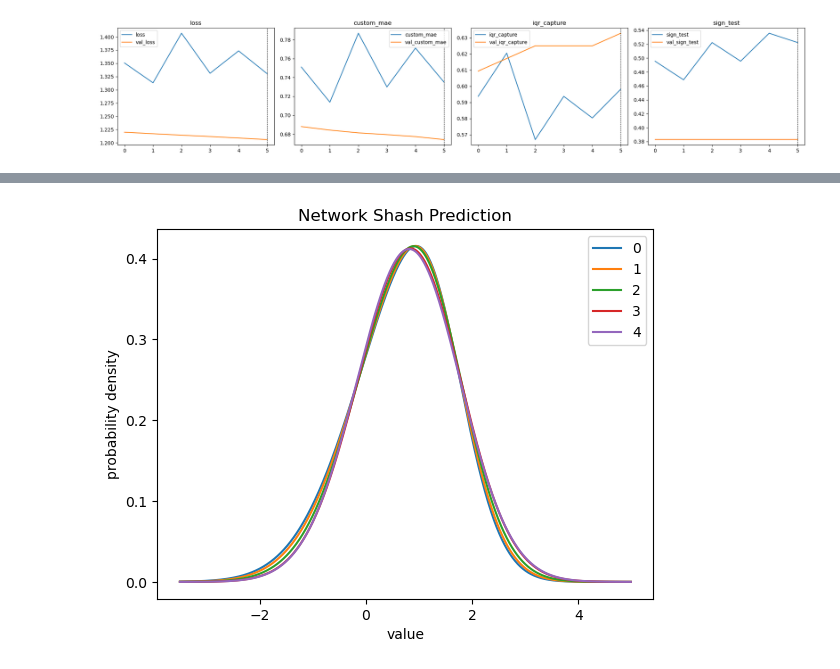
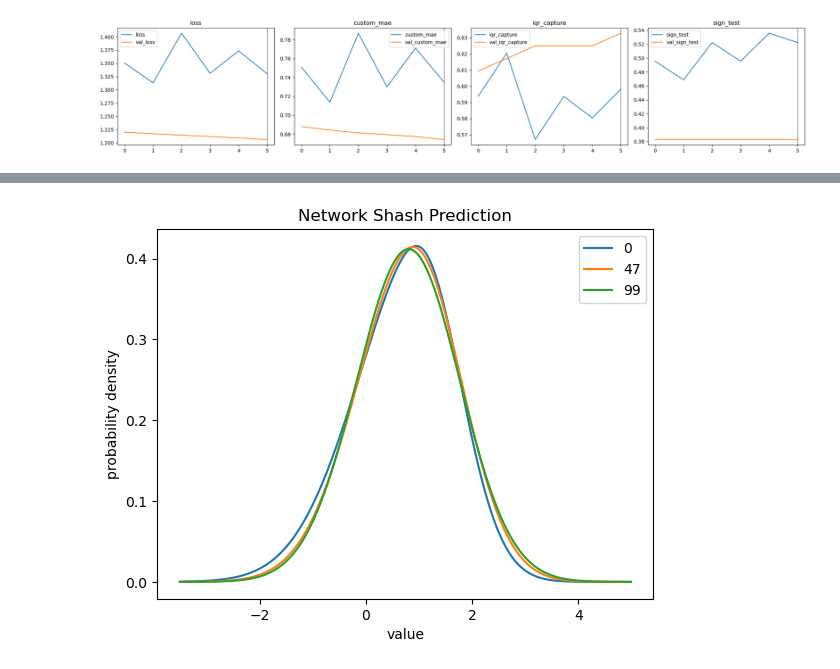
Before and after one commit to eabarnes1010/pytorch_template, a Jupyter notebook: playground.ipynb, the cells around one changed output, grey strips where cells are left out. Cells and saved outputs as stored; diff of their text form; code cells hidden in the pictures.

Commit message:
added model.predict method on batches, removed odd reduce_mean in loss

```diff
--- a/playground.ipynb
+++ b/playground.ipynb
@@ -137,10 +134,3 @@ plt.show()
 # %% [output]
 dict_keys(['epoch', 'loss', 'val_loss', 'custom_mae', 'iqr_capture', 'sign_test', 'val_custom_mae', 'val_iqr_capture', 'val_sign_test'])
 [figure]
-# %%
-input = torch.Tensor(valset.input[::20]).to(device)
-input_unit = torch.Tensor(valset.input_unit[::20]).to(device)
-with torch.no_grad():
-    output = model(input, input_unit)
-output = output.to("cpu").numpy()
-output
@@ -153,0 +137,5 @@ array([[ 0.9562179 ,  0.959541  , -0.20982242,  1.        ],
+# %%
+model.eval()
+with torch.inference_mode():
+    output = model.predict(dataset=valset, batch_size=128, device=device)
+output[:7]
@@ -154,18 +151,19 @@ array([[ 0.9562179 ,  0.959541  , -0.20982242,  1.        ],
 # %%
 import shash.shash_torch
 from shash.shash_torch import Shash
 
 imp.reload(shash.shash_torch)
 
 x = np.arange(-3.5, 5, 0.01)
 dist = Shash(output)
 p = dist.prob(x).numpy()
 
-plt.plot(x, p, label=np.arange(0,p.shape[-1]).tolist())
+samples = [0, 47, 99]
+plt.plot(x, p[:,samples], label=samples)
 plt.xlabel("value")
 plt.ylabel("probability density")
 plt.title('Network Shash Prediction')
 plt.legend()
 plt.show()
 # %% [output]
-[figure, old version]
+[figure, new version]
```
Also changed, not shown: parts of 5 cells of this notebook, 2 other files.
